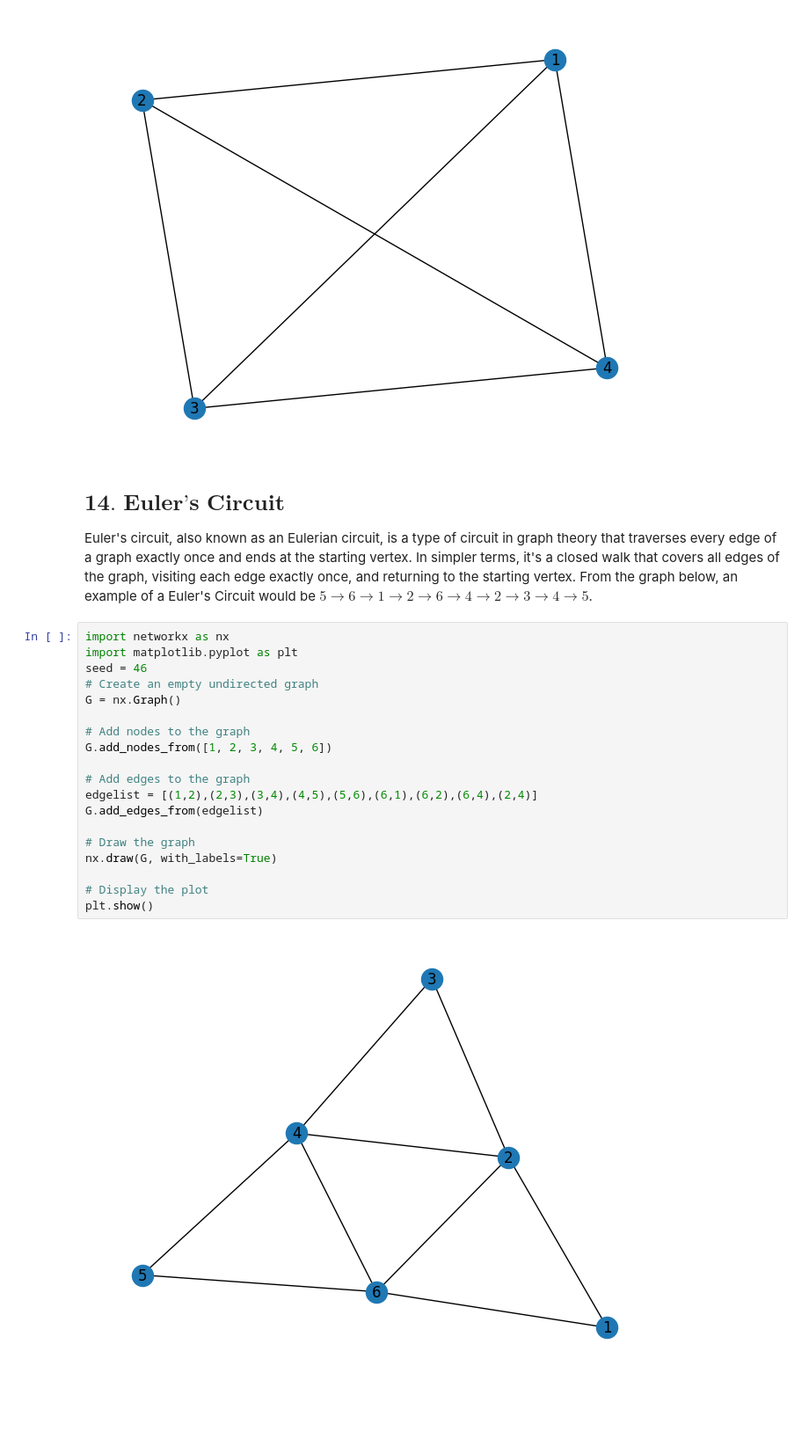
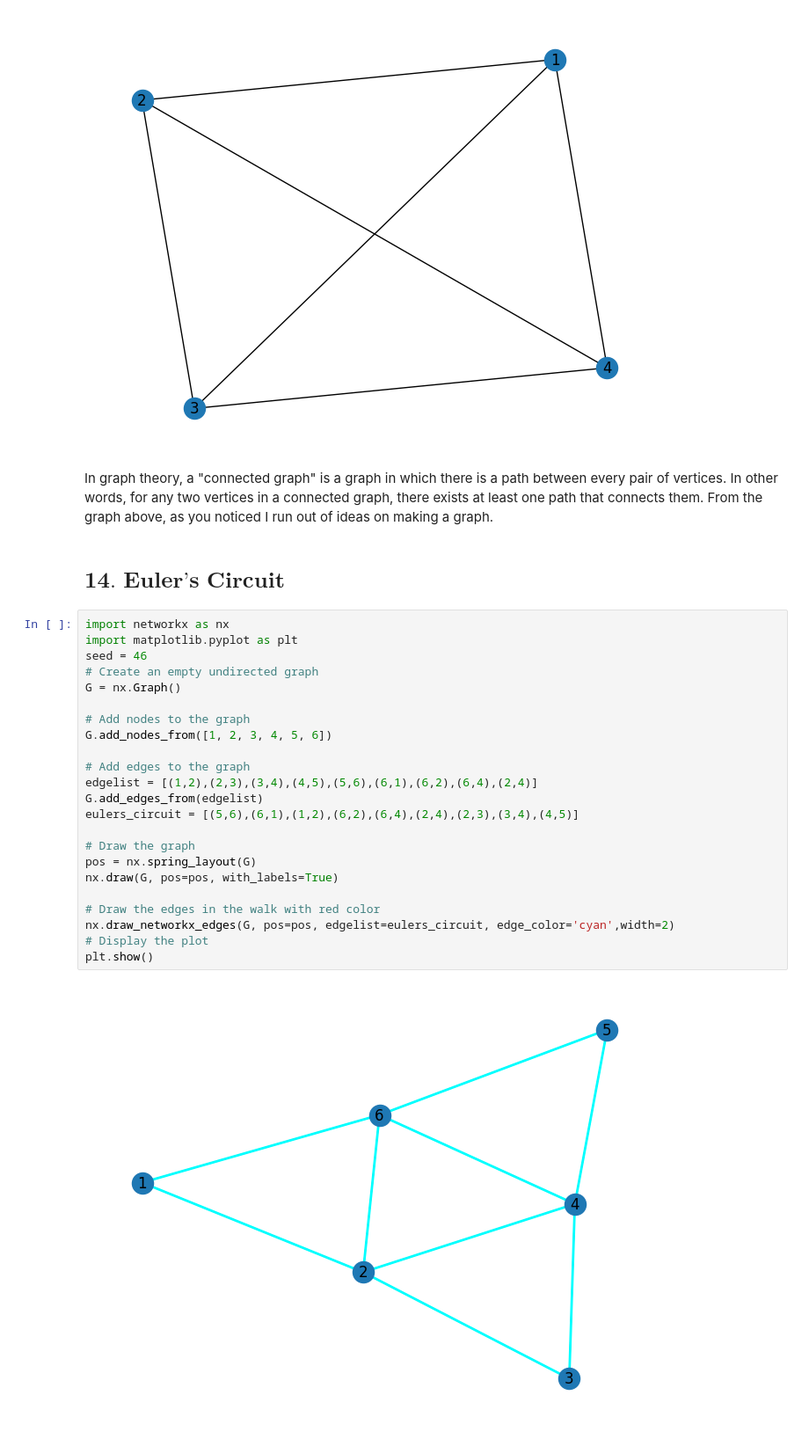
Before and after one commit to gerard-ompad/Discrete_Math_2, a Jupyter notebook: Detablan_AllLectures_ANSWERS/Detablan_LECTURE3_Answers.ipynb, the cells around one changed output. Shown: that part at 88% size. Cells and saved outputs as stored; diff of their text form; blank space fills up the shorter version.

```diff
--- a/Detablan_AllLectures_ANSWERS/Detablan_LECTURE3_Answers.ipynb
+++ b/Detablan_AllLectures_ANSWERS/Detablan_LECTURE3_Answers.ipynb
@@ -346,28 +382,33 @@ nx.draw(G, with_labels=True)
 plt.show()
 # %% [output]
 [figure]
+# %% [markdown]
+ In graph theory, a "connected graph" is a graph in which there is a path between every pair of vertices. In other words, for any two vertices in a connected graph, there exists at least one path that connects them. From the graph above, as you noticed I run out of ideas on making a graph.
 # %% [markdown]
 $\textbf{14. Euler's Circuit}$
 -
-Euler's circuit, also known as an Eulerian circuit, is a type of circuit in graph theory that traverses every edge of a graph exactly once and ends at the starting vertex. In simpler terms, it's a closed walk that covers all edges of the graph, visiting each edge exactly once, and returning to the starting vertex. From the graph below, an example of a Euler's Circuit would be $5 \to 6 \to 1 \to 2 \to 6 \to 4 \to 2 \to 3 \to 4 \to 5$.
 # %%
 import networkx as nx
 import matplotlib.pyplot as plt
 seed = 46
 # Create an empty undirected graph
 G = nx.Graph()
 
 # Add nodes to the graph
 G.add_nodes_from([1, 2, 3, 4, 5, 6])
 
 # Add edges to the graph
 edgelist = [(1,2),(2,3),(3,4),(4,5),(5,6),(6,1),(6,2),(6,4),(2,4)]
 G.add_edges_from(edgelist)
+eulers_circuit = [(5,6),(6,1),(1,2),(6,2),(6,4),(2,4),(2,3),(3,4),(4,5)]
 
 # Draw the graph
-nx.draw(G, with_labels=True)
+pos = nx.spring_layout(G)
+nx.draw(G, pos=pos, with_labels=True)
 
+# Draw the edges in the walk with red color
+nx.draw_networkx_edges(G, pos=pos, edgelist=eulers_circuit, edge_color='cyan',width=2)
 # Display the plot
 plt.show()
 # %% [output]
-[figure, old version]
+[figure, new version]
```
Also changed, not shown: parts of 38 cells of this notebook, 1 other file.
